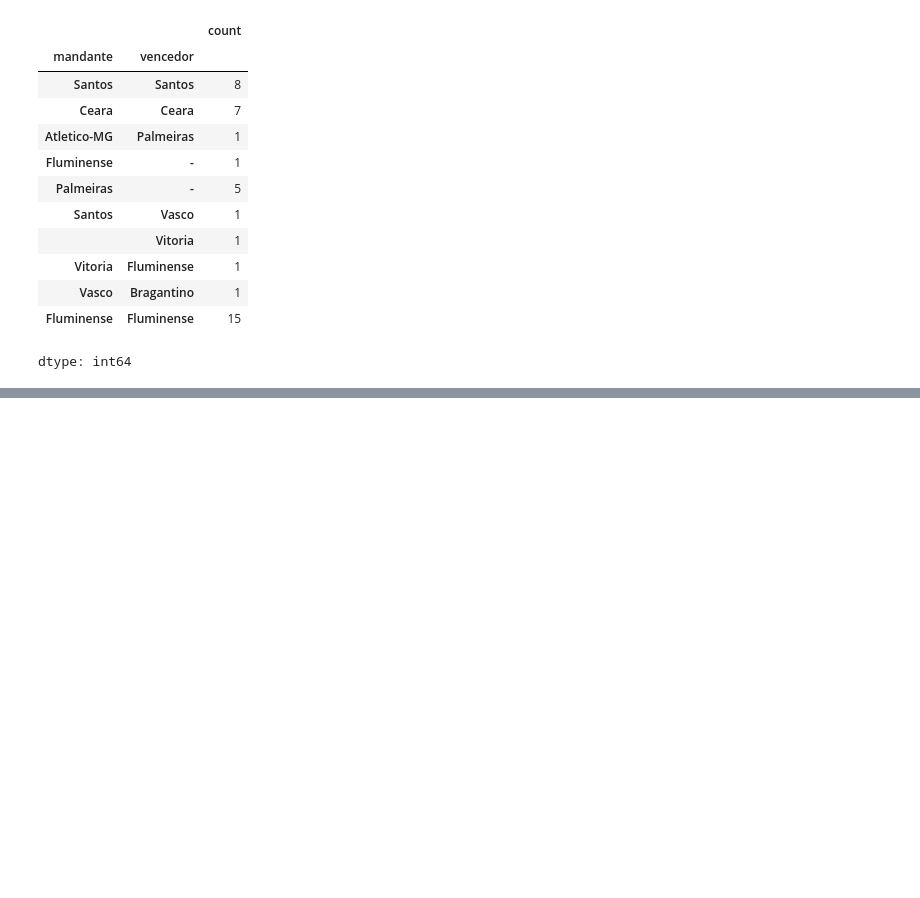
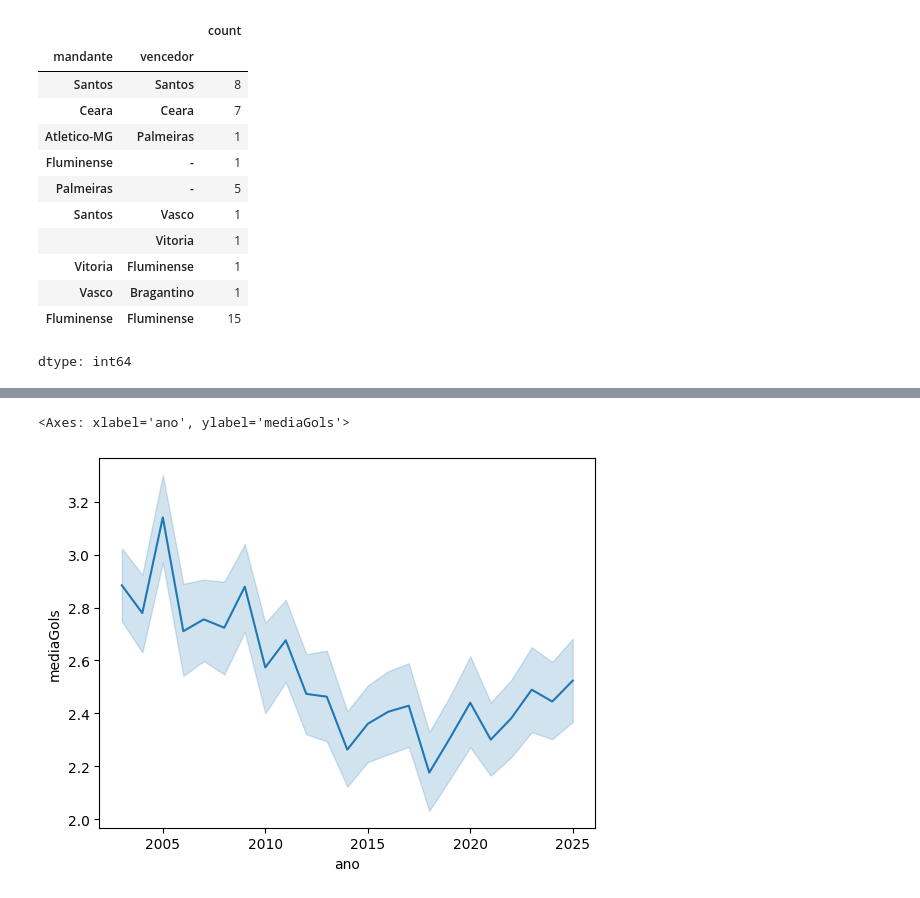
Before and after one commit to RikelmeSousadeCarvalho/ModelagemPreditivaBrasileirao, a Jupyter notebook: projeto.ipynb, the cells around one changed output, grey strips where cells are left out. Cells and saved outputs as stored; diff of their text form; code cells hidden in the pictures; blank space fills up the shorter version.

```diff
--- a/projeto.ipynb
+++ b/projeto.ipynb
@@ -383,0 +404,7 @@ dtype: float64
+# %%
+#como a media de gols variou ao longo do tempo? pegando o dataset inteiro
+#media total de gols em todo o tempo do dataset
+totalGols = (df['mandante_Placar'] + df['visitante_Placar']).sum()
+totalGols
+df['mediaGols'] = df['mandante_Placar'] + df['visitante_Placar']
+df['mediaGols'].mean()
@@ -383,0 +431,9 @@ dtype: float64
+# %%
+#Ve a media de gols por temporada (dá pra ver uma relação de queda com base no passar nos anos)
+
+#Converte a coluna para o formato datetime do Pandas
+df['data_jogo'] = pd.to_datetime(df['data'], format='%d/%m/%Y')
+#Cria a nova coluna extraindo apenas o ano
+df['ano'] = df['data_jogo'].dt.year
+golsPorTemp = df.groupby('ano')['mediaGols'].mean()
+golsPorTemp
@@ -383,0 +460,6 @@ dtype: float64
+# %%
+#gráfico que representa a media de gols com o passar dos anos
+sns.lineplot(data=df, x="ano", y="mediaGols")
+# %% [output]
+<Axes: xlabel='ano', ylabel='mediaGols'>
+[figure, added]
```
Also changed, not shown: parts of 10 cells of this notebook.
